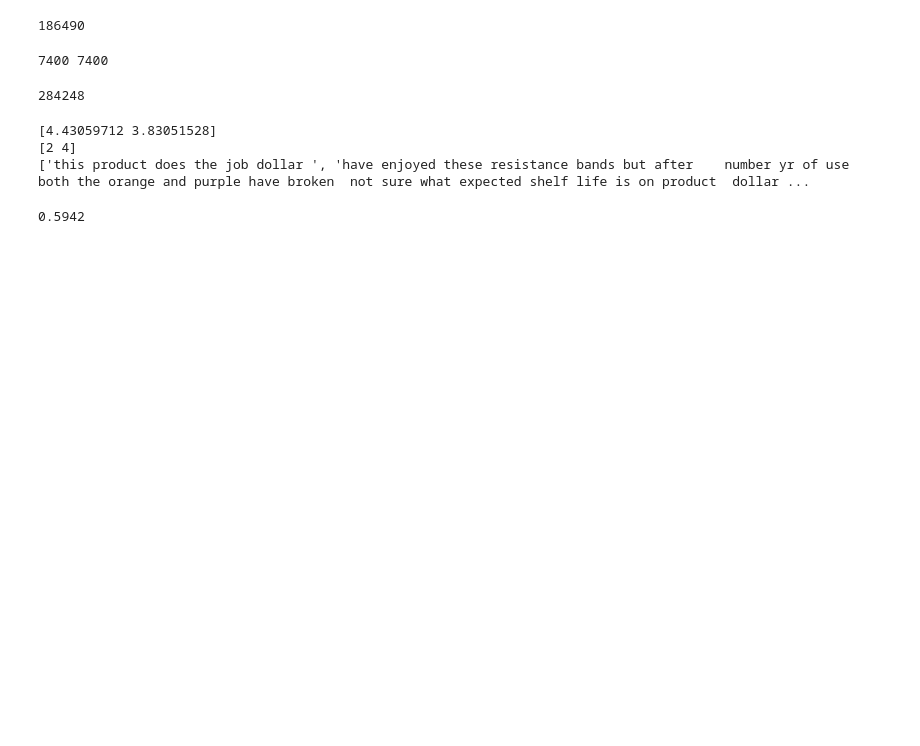
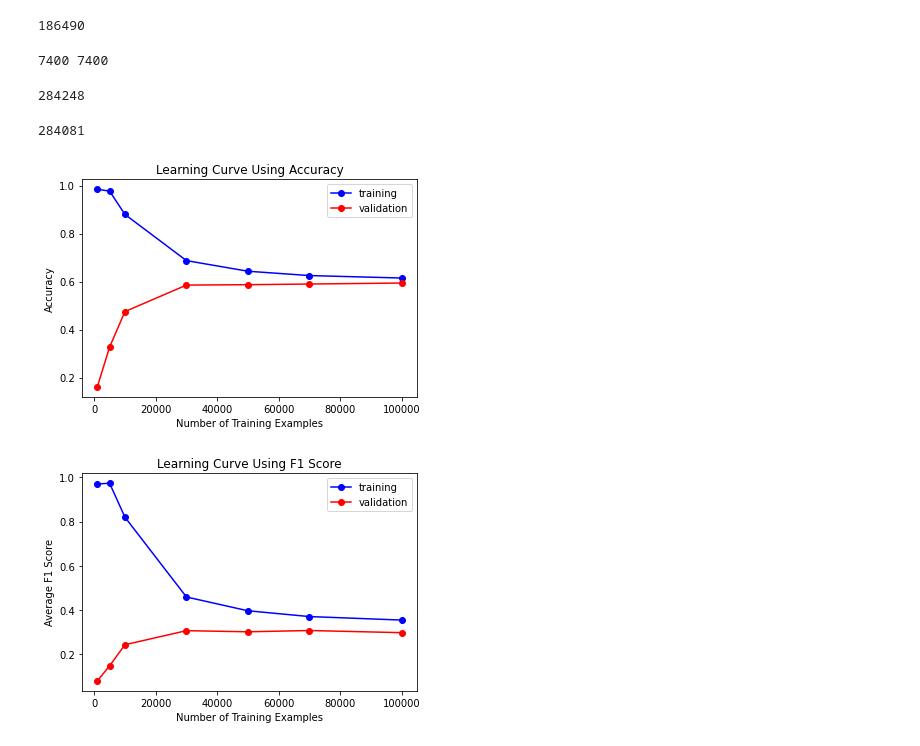
Before and after one commit to yuhuihuang77/Amazon-product-review, a Jupyter notebook: baseline.ipynb, the cells around one changed output. Cells and saved outputs as stored; diff of their text form; code cells hidden in the pictures; blank space fills up the shorter version.

Commit message:
baseline and util

```diff
--- a/baseline.ipynb
+++ b/baseline.ipynb
@@ -53,10 +42,0 @@ yPredict = linReg.predict(Xval)
-# %%
-begin = 8
-end = 10
-print(yPredict[begin:end])
-print(yval[begin:end])
-print(reviewsVal[begin:end])
-# %% [output]
-[4.43059712 3.83051528]
-[2 4]
-['this product does the job dollar ', 'have enjoyed these resistance bands but after    number yr of use both the orange and purple have broken  not sure what expected shelf life is on product  dollar ...
@@ -71,4 +43,48 @@ def accuracy(model, Xval, yval):
-# %%
-accuracy(linReg, Xval, yval)
-# %% [output]
-0.5942
+# %%
+(ratingsTest, reviewsTest) = preprocessData('sportsTest.csv')
+print(len(ratingsTest))
+(Xtest, ytest) = createFeatures(reviewsTest, ratingsTest, wordToIndex, 10000)
+# %% [output]
+284081
+# %%
+from sklearn.linear_model import LinearRegression
+from util import linRegPredict, evalModel
+
+# Plotting the learning curve
+trainSizes = [1000, 5000, 10000, 30000, 50000, 70000, 100000]
+trainAccs = []
+valAccs = []
+trainF1s = []
+valF1s = []
+
+for trainSize in trainSizes:
+    # create feature vector and labels
+    (X, y) = createFeatures(reviews, ratings, wordToIndex, trainSize)
+    # train a linear model
+    linReg = LinearRegression().fit(X, y)
+    (valAcc, valF1, _) = evalModel(linRegPredict(linReg, Xval), yval)
+    (trainAcc, trainF1, _) = evalModel(linRegPredict(linReg, X), y)
+    trainAccs.append(trainAcc)
+    valAccs.append(valAcc)
+    trainF1s.append(trainF1)
+    valF1s.append(valF1)
+
+# plot
+plt.title('Learning Curve Using Accuracy')
+plt.plot(trainSizes, trainAccs, 'bo-', label = 'training')
+plt.plot(trainSizes, valAccs, 'ro-', label = 'validation')
+plt.xlabel('Number of Training Examples')
+plt.ylabel('Accuracy')
+plt.legend()
+plt.show()
+
+plt.title('Learning Curve Using F1 Score')
+plt.plot(trainSizes, trainF1s, 'bo-', label = 'training')
+plt.plot(trainSizes, valF1s, 'ro-', label = 'validation')
+plt.xlabel('Number of Training Examples')
+plt.ylabel('Average F1 Score')
+plt.legend()
+plt.show()
+# %% [output]
+[figure, added]
+[figure, added]
```
Also changed, not shown: parts of 12 cells of this notebook, 1 other file.
